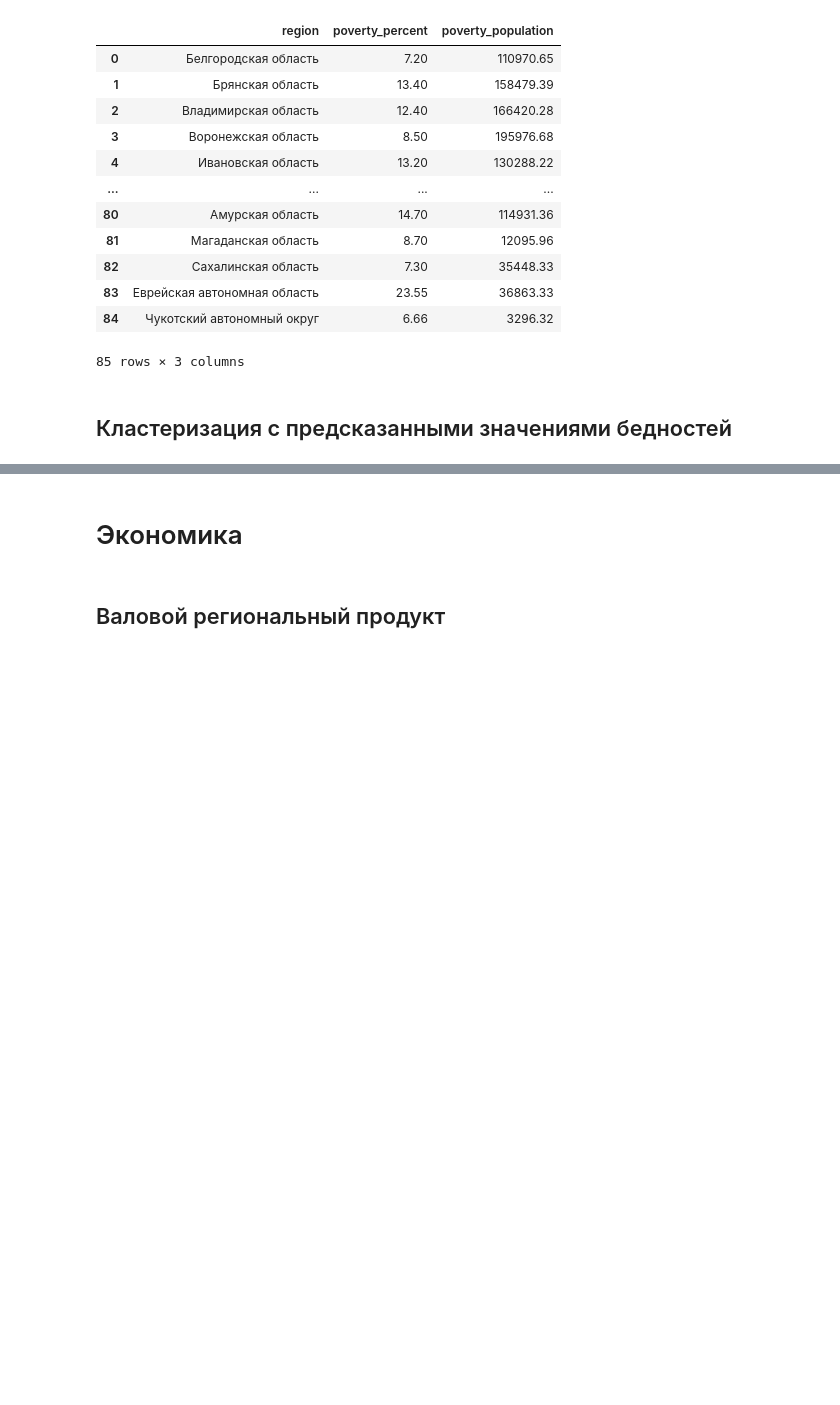
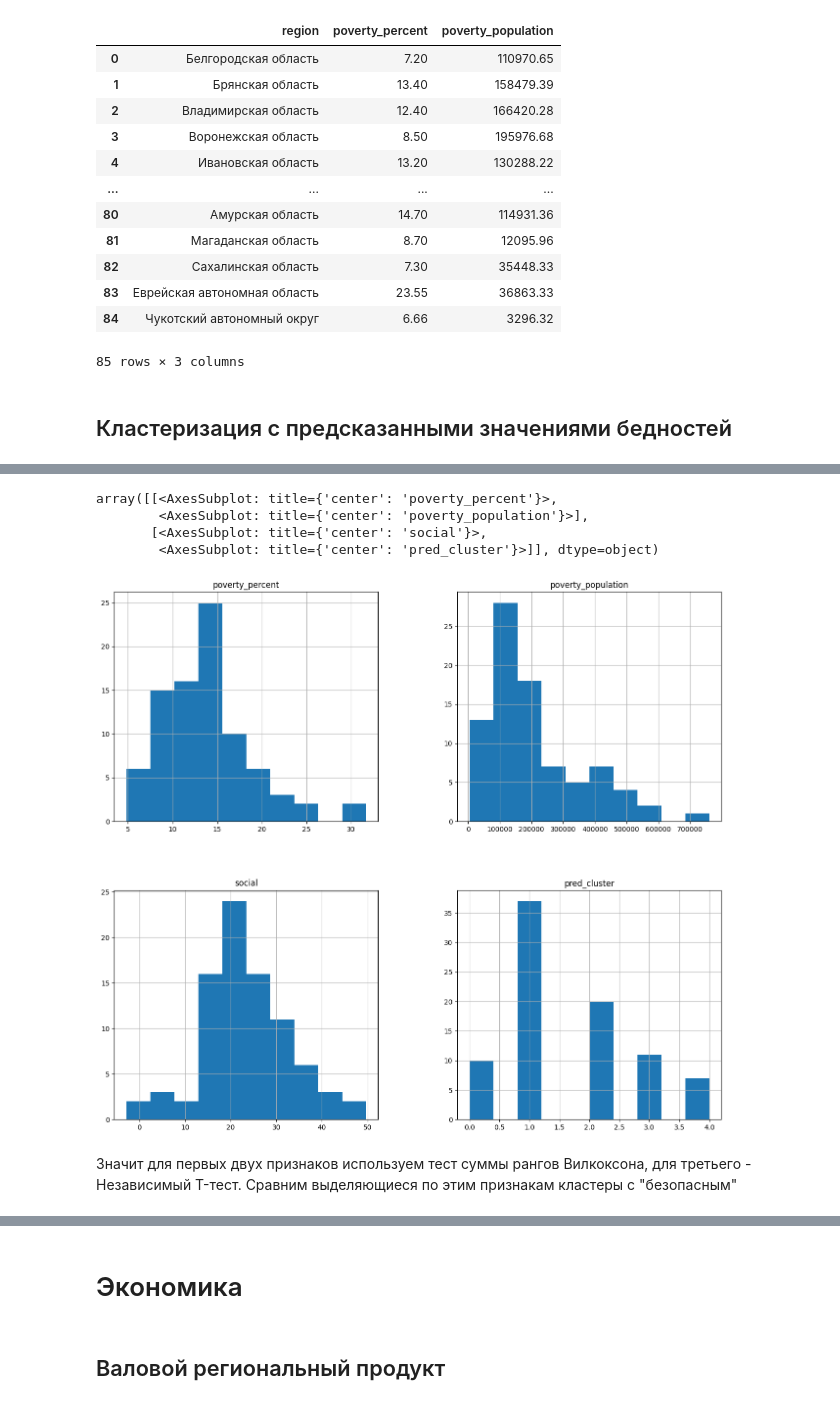
Before and after one commit to vs-pavlov/Identification_of_vulnerable_populations_-SF_final_project-, a Jupyter notebook: final.ipynb, the cells around one changed output, grey strips where cells are left out. Drawn from its saved outputs; the diff is of its cells as text; code cells hidden in the pictures; blank space fills up the shorter version.

```diff
--- a/final.ipynb
+++ b/final.ipynb
@@ -412,6 +397,7 @@ set(main.region.unique())-(set(pop_df.region.unique()))
 set()
 # %%
 main = main.merge(df_socdem, how='left', on=['region','year'])
+main.year = main.year.apply(int)
 # %%
 px.imshow(main.corr(numeric_only=True),color_continuous_scale='Bluered')
 # %% [markdown]
@@ -1043,6 +953,7 @@ pred_df.drop(['population','year'],axis =1)
 ## Кластеризация с предсказанными значениями бедностей
 # %%
 test = main[main.year==2020].drop(['poverty_population','poverty_percent'],axis = 1).merge(pred_df.drop(['population','year'],axis =1),on='region')
+test['social']=test['senior']*2+test.disabled_percent*2+(-test.living_rooms+test.cramped_and_bad_conditions-test.counting_on_housing_from_gov)/2
 test = test.drop(['senior','disabled_percent','living_rooms','cramped_and_bad_conditions','counting_on_housing_from_gov'],axis=1)
 # %%
 cluster_df=test.reset_index(drop=True)
@@ -1073,0 +1028,19 @@ px.scatter(cluster_res, x = 'poverty_population', y='poverty_percent', color='pr
+# %%
+from scipy.stats import shapiro
+
+H0 = 'Данные распределены нормально'
+Ha = 'Данные не распределены нормально (мы отвергаем H0)'
+alpha = 0.05
+
+data =cluster_res.drop(['cluster', 'region', 'year'], axis =1)
+for col in data.columns[:3]:
+	print (col)
+	_, p = shapiro(data[col])
+	print('p=%.3f' % p)
+
+	# Интерпретация
+
+	if p > alpha:
+		print(H0)
+	else:
+		print(Ha)
@@ -1073,0 +1057,10 @@ px.scatter(cluster_res, x = 'poverty_population', y='poverty_percent', color='pr
+# %%
+data.hist(figsize=(16,14))
+# %% [output]
+array([[<AxesSubplot: title={'center': 'poverty_percent'}>,
+        <AxesSubplot: title={'center': 'poverty_population'}>],
+       [<AxesSubplot: title={'center': 'social'}>,
+        <AxesSubplot: title={'center': 'pred_cluster'}>]], dtype=object)
+[figure, added]
+# %% [markdown]
+Значит для первых двух признаков используем тест суммы рангов Вилкоксона, для третьего - Независимый T-тест. Сравним выделяющиеся по этим признакам кластеры с "безопасным"
```
Also changed, not shown: parts of 69 cells of this notebook, 11 other files.
